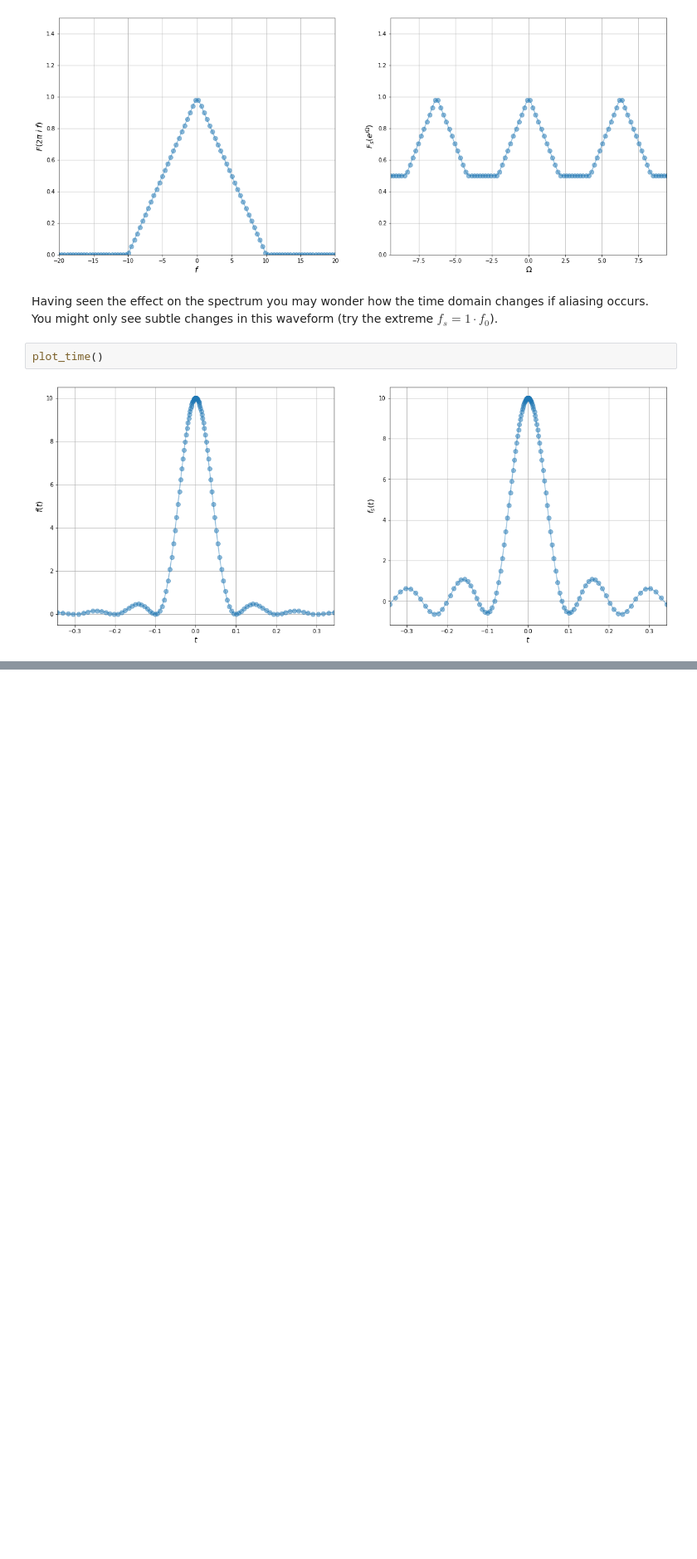
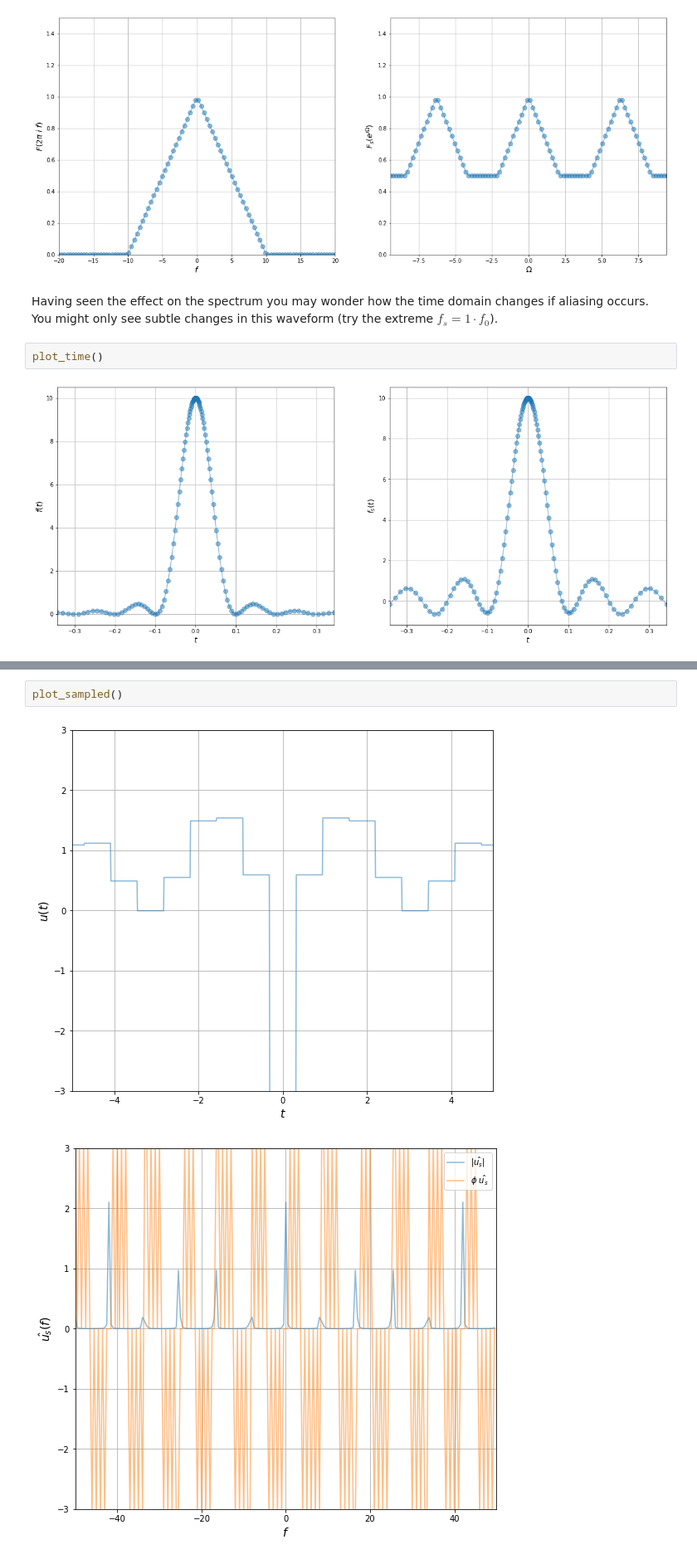
Before and after one commit to huesseol/DSSP-Illustrations, a Jupyter notebook: Sampling_Theorem.ipynb, the cells around one changed output, grey strips where cells are left out. Shown at 83% size. Drawn from its saved outputs; the diff is of its cells as text; blank space fills up the shorter version.

```diff
--- a/Sampling_Theorem.ipynb
+++ b/Sampling_Theorem.ipynb
@@ -119,0 +280,5 @@ plot_time()
+# %%
+plot_sampled()
+# %% [output]
+[figure, added]
+[figure, added]
```
Also changed, not shown: parts of 8 cells of this notebook.
